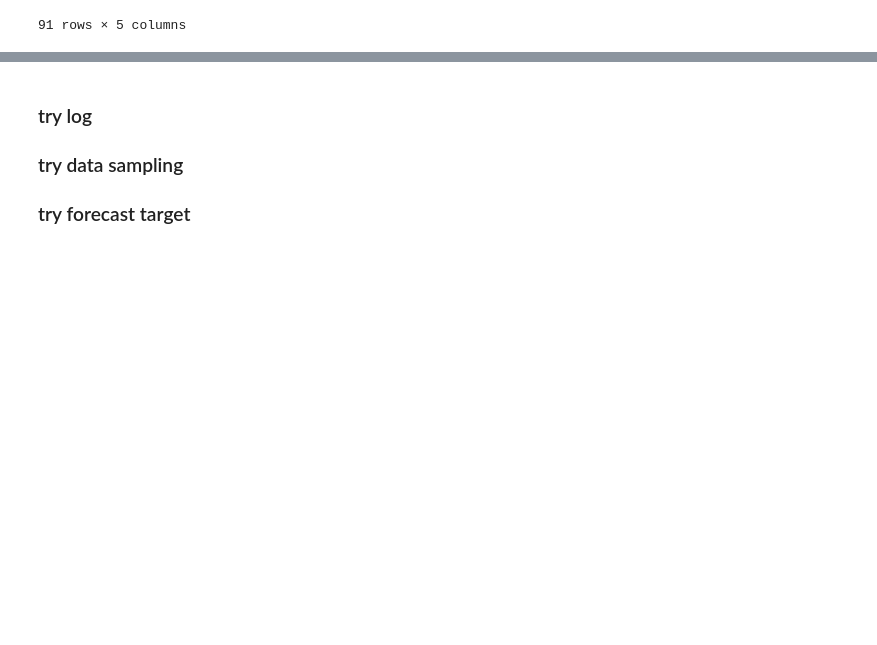
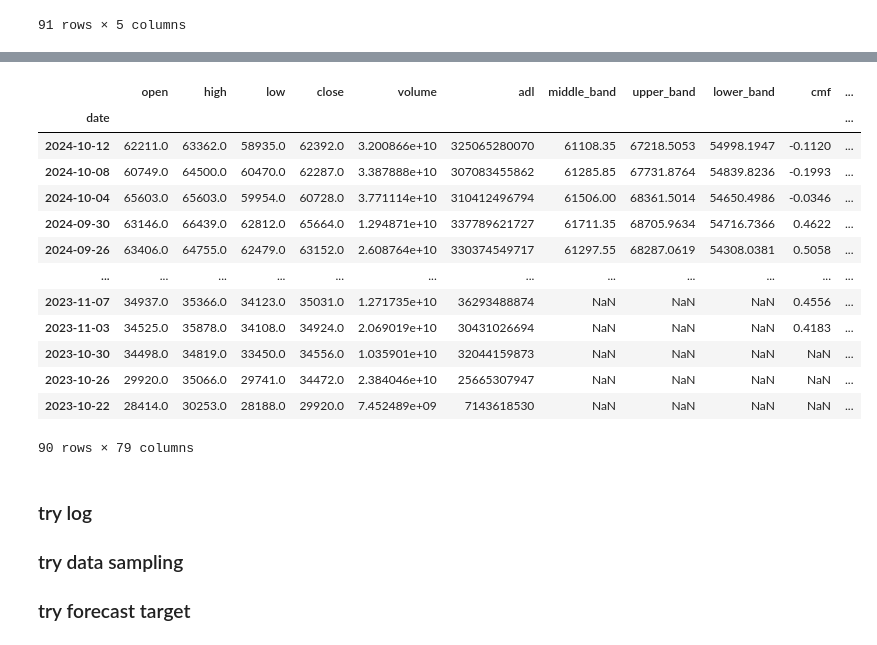
Before and after one commit to Matt-Nelipa/AlgoTrading_bot, a Jupyter notebook: coingecko_api_setup.ipynb, the cells around one changed output, grey strips where cells are left out. Drawn from its saved outputs; the diff is of its cells as text; code cells hidden in the pictures; blank space fills up the shorter version.

```diff
--- a/coingecko_api_setup.ipynb
+++ b/coingecko_api_setup.ipynb
@@ -213,3 +160,24 @@ See the caveats in the documentation: https://pandas.pydata.org/pandas-docs/stab
+# %%
+combined_df['price_change'] = combined_df['close'].pct_change()
+combined_df.sort_index(ascending=True)
+combined_df['close_target'] = combined_df['close'].shift(-1)
+combined_df = combined_df[:-1]
+combined_df
+# %% [output]
+|  | open | high | low | close | volume | adl | middle_band | upper_band | lower_band | cmf | ... |
+| date |  |  |  |  |  |  |  |  |  |  | ... |
+| 2024-10-12 | 62211.0 | 63362.0 | 58935.0 | 62392.0 | 3.200866e+10 | 325065280070 | 61108.35 | 67218.5053 | 54998.1947 | -0.1120 | ... |
+| 2024-10-08 | 60749.0 | 64500.0 | 60470.0 | 62287.0 | 3.387888e+10 | 307083455862 | 61285.85 | 67731.8764 | 54839.8236 | -0.1993 | ... |
+| 2024-10-04 | 65603.0 | 65603.0 | 59954.0 | 60728.0 | 3.771114e+10 | 310412496794 | 61506.00 | 68361.5014 | 54650.4986 | -0.0346 | ... |
+| 2024-09-30 | 63146.0 | 66439.0 | 62812.0 | 65664.0 | 1.294871e+10 | 337789621727 | 61711.35 | 68705.9634 | 54716.7366 | 0.4622 | ... |
+| 2024-09-26 | 63406.0 | 64755.0 | 62479.0 | 63152.0 | 2.608764e+10 | 330374549717 | 61297.55 | 68287.0619 | 54308.0381 | 0.5058 | ... |
+| ... | ... | ... | ... | ... | ... | ... | ... | ... | ... | ... | ... |
+| 2023-11-07 | 34937.0 | 35366.0 | 34123.0 | 35031.0 | 1.271735e+10 | 36293488874 | NaN | NaN | NaN | 0.4556 | ... |
+| 2023-11-03 | 34525.0 | 35878.0 | 34108.0 | 34924.0 | 2.069019e+10 | 30431026694 | NaN | NaN | NaN | 0.4183 | ... |
+| 2023-10-30 | 34498.0 | 34819.0 | 33450.0 | 34556.0 | 1.035901e+10 | 32044159873 | NaN | NaN | NaN | NaN | ... |
+| 2023-10-26 | 29920.0 | 35066.0 | 29741.0 | 34472.0 | 2.384046e+10 | 25665307947 | NaN | NaN | NaN | NaN | ... |
+| 2023-10-22 | 28414.0 | 30253.0 | 28188.0 | 29920.0 | 7.452489e+09 | 7143618530 | NaN | NaN | NaN | NaN | ... |
+90 rows × 79 columns
 # %% [markdown]
 ### try log
 ### try data sampling
```
Also changed, not shown: parts of 15 cells of this notebook.
